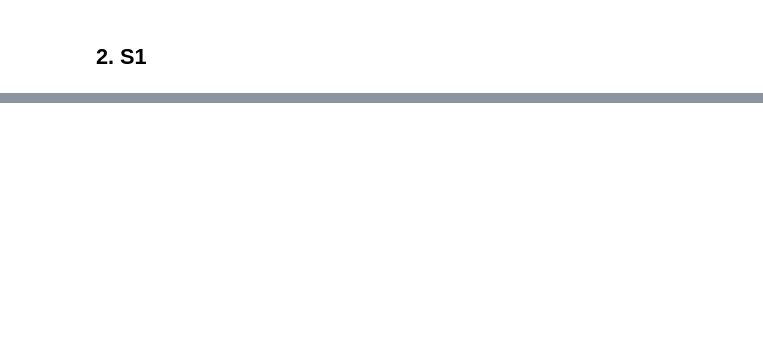
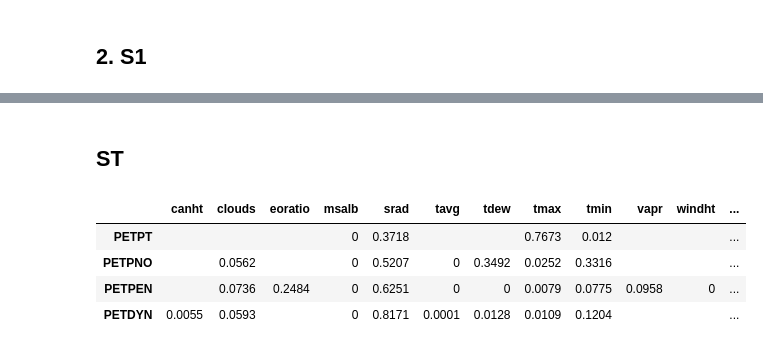
Before and after one commit to ml4ai/automates, a Jupyter notebook: notebooks/multi-model-analysis.ipynb, the cells around one changed output, grey strips where cells are left out. Saved outputs shown, nothing was run; the diff lists cells and outputs as text; code cells hidden in the pictures; blank space fills up the shorter version.

```diff
--- a/notebooks/multi-model-analysis.ipynb
+++ b/notebooks/multi-model-analysis.ipynb
@@ -120,7 +114,8 @@ bounds = {
 
 SM = SensitivityModel(model, bounds, sample_list, method)
 
-df_PETPT_S1, df_PETPT_ST = SM.generate_dataframe()
+decimal=4
+df_PETPT_S1_set2, df_PETPT_ST_set2 = SM.generate_dataframe(decimal)
 
 indices_lst = SM.generate_indices()
 
@@ -263,7 +267,8 @@ bounds = {
 
 SM = SensitivityModel(model, bounds, sample_list, method)
 
-df_PETPNO_S1, df_PETPNO_ST = SM.generate_dataframe()
+decimal=4
+df_PETPNO_S1_set2, df_PETPNO_ST_set2 = SM.generate_dataframe(decimal=4)
 
 indices_lst = SM.generate_indices()
 
@@ -471,7 +462,8 @@ bounds = {
 
 SM = SensitivityModel(model, bounds, sample_list, method)
 
-df_PETPEN_S1, df_PETPEN_ST = SM.generate_dataframe()
+decimal=4
+df_PETPEN_S1_set2, df_PETPEN_ST_set2 = SM.generate_dataframe(decimal)
 
 indices_lst = SM.generate_indices()
 
@@ -710,7 +660,8 @@ bounds = {
 
 SM = SensitivityModel(model, bounds, sample_list, method)
 
-df_PETDYN_S1, df_PETDYN_ST = SM.generate_dataframe()
+decimal=4
+df_PETDYN_S1_set2, df_PETDYN_ST_set2 = SM.generate_dataframe(decimal)
 
 indices_lst = SM.generate_indices()
 
@@ -881,0 +822,13 @@ display(table(frames))
+# %% [markdown]
+## ST
+# %%
+frames = [df_PETPT_ST_set2, df_PETPNO_ST_set2, df_PETPEN_ST_set2, df_PETDYN_ST_set2]
+
+Table = table(frames)
+Table.style.highlight_max(color='lightgreen', axis=1)
+# %% [output]
+|  | canht | clouds | eoratio | msalb | srad | tavg | tdew | tmax | tmin | vapr | windht | ... |
+| PETPT |  |  |  | 0 | 0.3718 |  |  | 0.7673 | 0.012 |  |  | ... |
+| PETPNO |  | 0.0562 |  | 0 | 0.5207 | 0 | 0.3492 | 0.0252 | 0.3316 |  |  | ... |
+| PETPEN |  | 0.0736 | 0.2484 | 0 | 0.6251 | 0 | 0 | 0.0079 | 0.0775 | 0.0958 | 0 | ... |
+| PETDYN | 0.0055 | 0.0593 |  | 0 | 0.8171 | 0.0001 | 0.0128 | 0.0109 | 0.1204 |  |  | ... |
```
Also changed, not shown: parts of 61 cells of this notebook.
